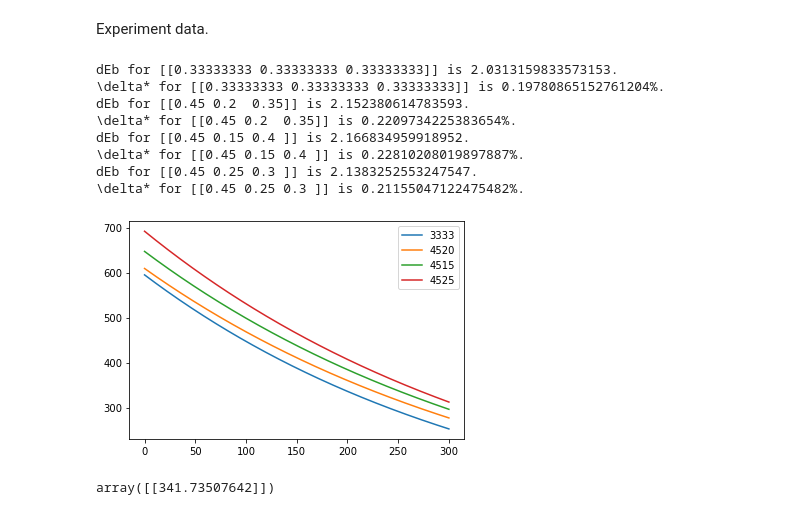
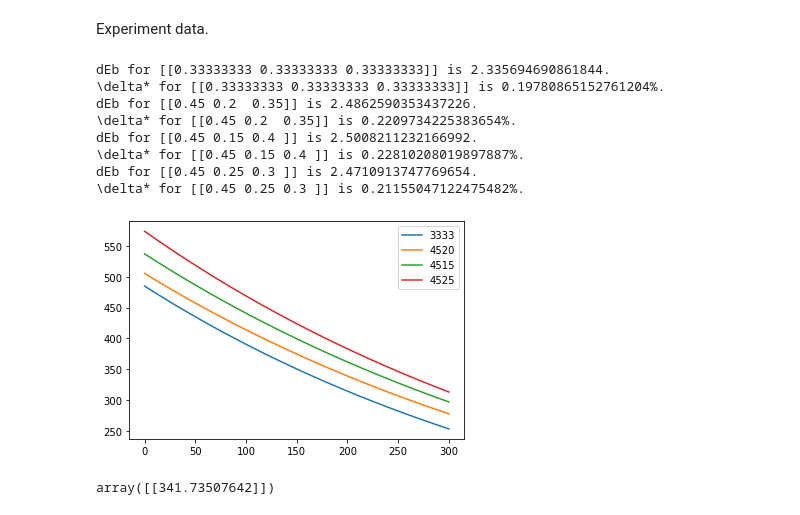
Before and after one commit to wzetto/MATools, a Jupyter notebook: Models/Toda_Caraballo_sss/crss_calc.ipynb, the cells around one changed output. Cells and saved outputs as stored; diff of their text form; code cells hidden in the pictures.

```diff
--- a/Models/Toda_Caraballo_sss/crss_calc.ipynb
+++ b/Models/Toda_Caraballo_sss/crss_calc.ipynb
@@ -299,7 +299,7 @@ mu_3333, k_3333, e_3333 = elastic_constants(x_3333)*1e9 #? Gpa -> pa
 k_list = np.array([195.5, 168.65, 174.67])*1e9
 
 #* Model using
-mode = 'TC'
+mode = 'Var'
 
 def tao_curve(tao0_exp, temp_fin_exp, x, mu, mode='TC'):
     '''
@@ -314,38 +314,38 @@ def tao_curve(tao0_exp, temp_fin_exp, x, mu, mode='TC'):
 
     ys_temp1, ys_temp2, ys_temp3 = tc_.tao_list(
         tao0=tao_0, temp=temp,
         epsi_0=1e4, epsi_=1e-4, mode=mode
     )
     #* Choose the Var atomic radii.
     if mode == 'TC':
         ys_temp = ys_temp1
     elif mode == 'Var':
         ys_temp = ys_temp2
 
     return ys_temp, tc_
 
 ys_temp_3333, tc_3333 = tao_curve(ys_min_3333, t_fin_3333, x_3333, mu_3333, mode)
 ys_temp_4520, tc_4520 = tao_curve(ys_min_4520, t_fin_4520, x_4520, mu_4520, mode)
 ys_temp_4515, tc_4515 = tao_curve(ys_min_4515, t_fin_4515, x_4515, mu_4515, mode)
 ys_temp_4525, tc_4525 = tao_curve(ys_min_4525, t_fin_4525, x_4525, mu_4525, mode)
 
 plt.plot(temp, ys_temp_3333*1e-6, label='3333')
 plt.plot(temp, ys_temp_4520*1e-6, label='4520')
 plt.plot(temp, ys_temp_4515*1e-6, label='4515')
 plt.plot(temp, ys_temp_4525*1e-6, label='4525')
 
 plt.legend()
 plt.show()
 # %% [output]
-dEb for [[0.33333333 0.33333333 0.33333333]] is 2.0313159833573153.
+dEb for [[0.33333333 0.33333333 0.33333333]] is 2.335694690861844.
 \delta* for [[0.33333333 0.33333333 0.33333333]] is 0.19780865152761204%.
-dEb for [[0.45 0.2  0.35]] is 2.152380614783593.
+dEb for [[0.45 0.2  0.35]] is 2.4862590353437226.
 \delta* for [[0.45 0.2  0.35]] is 0.2209734225383654%.
-dEb for [[0.45 0.15 0.4 ]] is 2.166834959918952.
+dEb for [[0.45 0.15 0.4 ]] is 2.5008211232166992.
 \delta* for [[0.45 0.15 0.4 ]] is 0.22810208019897887%.
-dEb for [[0.45 0.25 0.3 ]] is 2.1383252553247547.
+dEb for [[0.45 0.25 0.3 ]] is 2.4710913747769654.
 \delta* for [[0.45 0.25 0.3 ]] is 0.21155047122475482%.
-[figure, old version]
+[figure, new version]
 # %%
 tc_4515.lattice_param()*1e12
 # %% [output]
```
Also changed, not shown: 4 other files.
